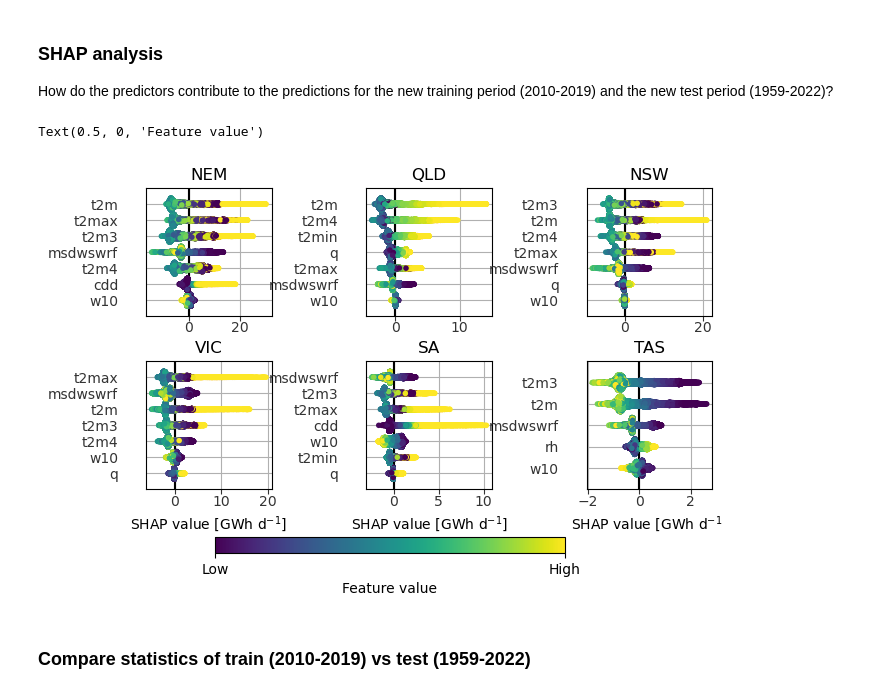
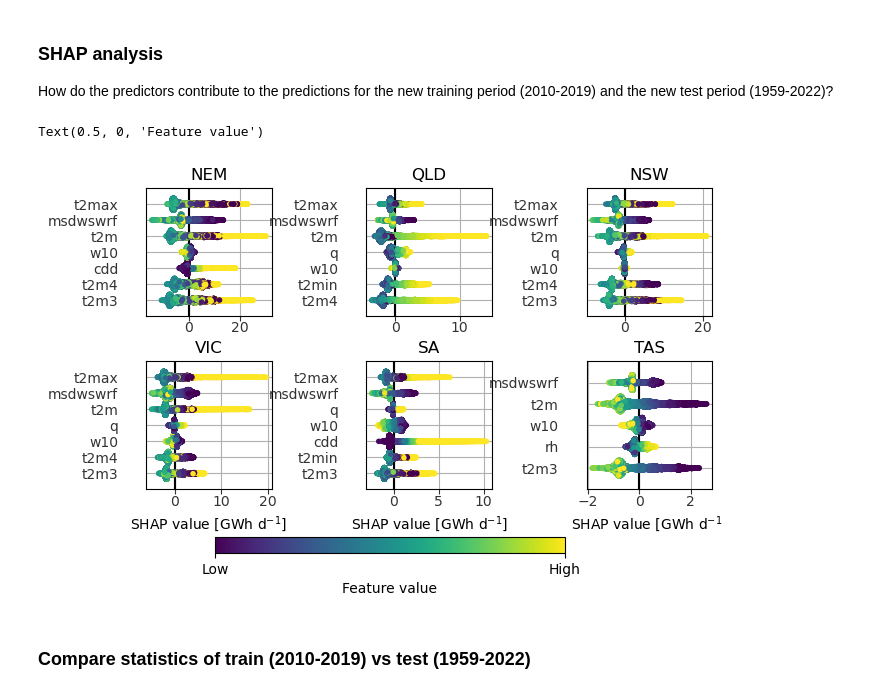
Before and after one commit to dougrichardson/demand_model, a Jupyter notebook: 17_analyse_detrended_NEM_ERA5.ipynb, the cells around one changed output. Cells and saved outputs as stored; diff of their text form; code cells hidden in the pictures.

Commit message:
Changed sort order in SHAP plot

```diff
--- a/17_analyse_detrended_NEM_ERA5.ipynb
+++ b/17_analyse_detrended_NEM_ERA5.ipynb
@@ -218,27 +220,19 @@ def plot_shap(vals, features, feature_names, colorbar=True, fontsize=10):
         vals,
         features,
         feature_names=feature_names,
+        # order=order,
         plot_type="dot",
         cmap="viridis",
         color_bar=colorbar,
         show=False,
-        plot_size=None
+        plot_size=None,
+        sort=False # Don't sort predictor order
     )
 
     ax = plt.gca()
     for pos in ["top", "bottom", "left", "right"]:
         ax.spines[pos].set_visible(True)
 
-    # xmin = roundup(np.min(vals), 1)
-    # xmax = roundup(np.max(vals), 1)
-    # if xmax - xmin > 800:
-        # gap = 4000
-    # elif xmax - xmin > 5000:
-        # gap = 1000
-    # else:
-        # gap = 500
-#
-    # ax.set_xticks(np.arange(xmin, xmax, gap))
     ax.axes.grid(visible=True)
     ax.axvline(0, c="k")
     ax.set_xlabel("SHAP value " + r"[GWh d$^{-1}$]", fontsize=fontsize)
@@ -246,44 +240,46 @@ def plot_shap(vals, features, feature_names, colorbar=True, fontsize=10):
     ax.yaxis.label.set_size(fontsize)
     ax.tick_params(axis='both', which='major', labelsize=fontsize, pad=0)
 
-    # ax.set_yticklabels(range(vals.shape[1]), labelpad=0)
-
-    # fig.colorbar(pl, ax=ax)
-
     return ax
 # %%
 fig = plt.figure(figsize=(7,4))
 
 for i, r in enumerate(regions):
 
+    # Ensure default predictor order is retained
+    order_features = fn.parse_features(fn.sel_model(features[r])["feature_names"])[::-1]
+    # col2num = {col: i for i, col in enumerate(order_features)}
+    # order = list(map(col2num.get, order_features))
+
     fig.add_subplot(2, 3, i+1)
     a = plot_shap(
         explainer_test[r].values / 1000,
         testX_dict[r],
-        fn.parse_features(fn.sel_model(features[r])["feature_names"])[::-1],
+        order_features,
+        # order=order,
         colorbar=False
     )
     a.set_title(r)
     # a.text(0.8, 0.05, r, transform=a.transAxes)
 
     if i in [0, 1, 2]:
         a.set_xlabel("")
 
 plt.subplots_adjust(wspace=0.75, hspace=0.35)
 
 # Figure legend
 cmap = plt.get_cmap('viridis')
 cNorm  = matplotlib.colors.Normalize(vmin=0, vmax=100)
 scalarMap = matplotlib.cm.ScalarMappable(norm=cNorm, cmap=cmap)
 scalarMap.set_array([])
 
 cax = fig.add_axes([0.26, 0.0, 0.5, 0.04])
 cbar = fig.colorbar(scalarMap, cax=cax, ticks=[0, 100], orientation="horizontal")
 cbar.ax.set_xticklabels(["Low", "High"])
 cbar.ax.set_xlabel("Feature value")
 # %% [output]
 Text(0.5, 0, 'Feature value')
-[figure, old version]
+[figure, new version]
 # %% [markdown]
 ### Compare statistics of train (2010-2019) vs test (1959-2022)
 # %%
```
Also changed, not shown: parts of 1 cell of this notebook.
